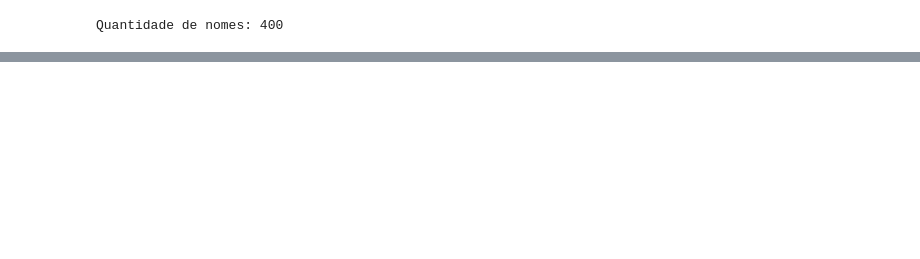
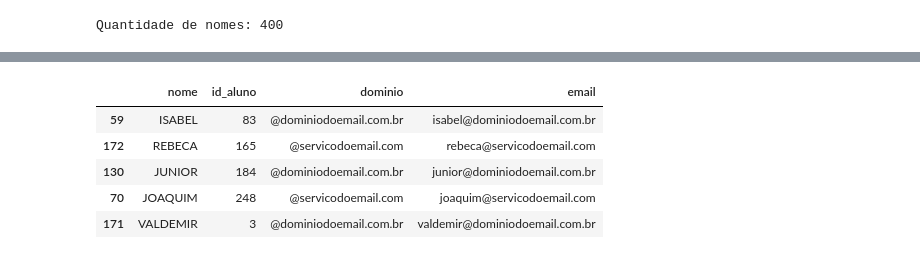
Before and after one commit to GabrielTB1/Pandas-IO, a Jupyter notebook: Pandas_IO.ipynb, the cells around one changed output, grey strips where cells are left out. Saved outputs shown, nothing was run; the diff lists cells and outputs as text; code cells hidden in the pictures; blank space fills up the shorter version.

Commit message:
Incluindo index de Dataframe.

```diff
--- a/Pandas_IO.ipynb
+++ b/Pandas_IO.ipynb
@@ -42,0 +50,3 @@ nomes.sample(5)
+# %%
+total_alunos = len(nomes)
+total_alunos
@@ -42,0 +55,2 @@ nomes.sample(5)
+# %%
+nomes["id_aluno"] = np.random.permutation(total_alunos) + 1
@@ -42,0 +66,3 @@ nomes.sample(5)
+# %%
+dominios = ['@dominiodoemail.com.br', '@servicodoemail.com']
+nomes['dominio'] = np.random.choice(dominios, total_alunos)
@@ -42,0 +78,11 @@ nomes.sample(5)
+# %%
+nomes['email'] = nomes.nome.str.cat(nomes.dominio).str.lower()
+# %%
+nomes.sample(5)
+# %% [output]
+|  | nome | id_aluno | dominio | email |
+| 59 | ISABEL | 83 | @dominiodoemail.com.br | isabel@dominiodoemail.com.br |
+| 172 | REBECA | 165 | @servicodoemail.com | rebeca@servicodoemail.com |
+| 130 | JUNIOR | 184 | @dominiodoemail.com.br | junior@dominiodoemail.com.br |
+| 70 | JOAQUIM | 248 | @servicodoemail.com | joaquim@servicodoemail.com |
+| 171 | VALDEMIR | 3 | @dominiodoemail.com.br | valdemir@dominiodoemail.com.br |
```
Also changed, not shown: parts of 9 cells of this notebook.
